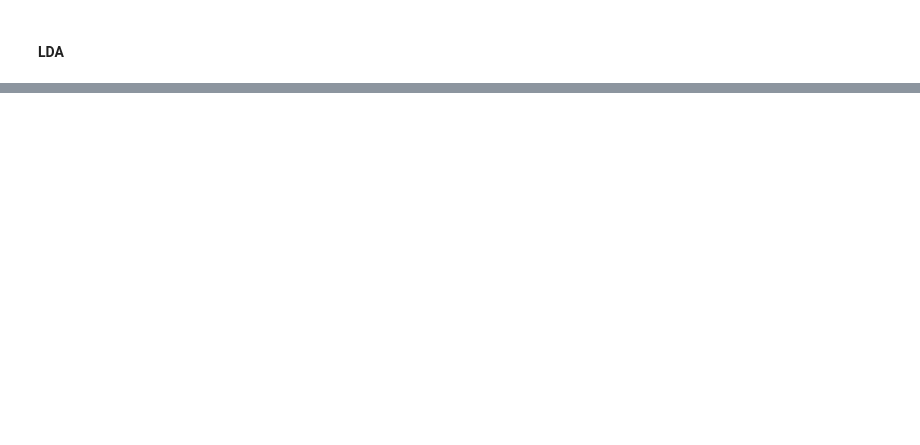
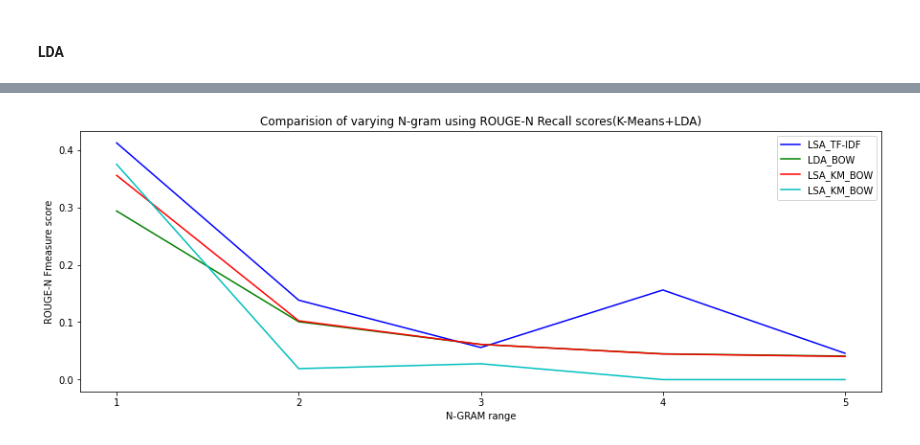
Before and after one commit to splAcharya/Extractive_Text_Summarization, a Jupyter notebook: ExTs.ipynb, the cells around one changed output, grey strips where cells are left out. Saved outputs shown, nothing was run; the diff lists cells and outputs as text; code cells hidden in the pictures; blank space fills up the shorter version.

```diff
--- a/ExTs.ipynb
+++ b/ExTs.ipynb
@@ -1841,0 +1851,11 @@ plt.show()
+# %%
+fm_comparision_df = pd.DataFrame()
+
+fm_comparision_df["LSA_TF-IDF_Fmeasure"] = [tfidf_lsa_1gram_rouge.fmeasure, tfidf_lsa_2gram_rouge.fmeasure, tfidf_lsa_3gram_rouge.fmeasure, tfidf_lsa_4gram_rouge.fmeasure, tfidf_lsa_5gram_rouge.fmeasure]
+fm_comparision_df["LDA_BOW_Fmeasure"] = [bow_lda_1gram_rouge.fmeasure, bow_lda_2gram_rouge.fmeasure, bow_lda_3gram_rouge.fmeasure, bow_lda_4gram_rouge.fmeasure, bow_lda_5gram_rouge.fmeasure]
+
+fm_comparision_df["LSA_KM_BOW_Fmeasure"] = [bow_lsa_kmeans_1gram_rouge.fmeasure, bow_lsa_kmeans_2gram_rouge.fmeasure, bow_lsa_kmeans_3gram_rouge.fmeasure, bow_lsa_kmeans_4gram_rouge.fmeasure, bow_lsa_kmeans_5gram_rouge.fmeasure]
+
+fm_comparision_df["LDA_KM_BOW_Fmeasure"] = [bow_lda_kmeans_1gram_rouge.fmeasure, bow_lda_kmeans_2gram_rouge.fmeasure, bow_lda_kmeans_3gram_rouge.fmeasure, bow_lda_kmeans_4gram_rouge.fmeasure, bow_lda_kmeans_5gram_rouge.fmeasure]
+
+fm_comparision_df
@@ -1841,0 +1869,19 @@ plt.show()
+# %%
+fig, ax = plt.subplots(1,1,figsize=(15,5))
+
+n_gram_range = [i for i in range(1,6)]
+
+ax.plot(n_gram_range,fm_comparision_df["LSA_TF-IDF_Fmeasure"],'b-', label="LSA_TF-IDF")
+ax.plot(n_gram_range,fm_comparision_df["LDA_BOW_Fmeasure"],'g-', label="LDA_BOW")
+ax.plot(n_gram_range,fm_comparision_df["LSA_KM_BOW_Fmeasure"],'r-', label="LSA_KM_BOW")
+ax.plot(n_gram_range,fm_comparision_df["LDA_KM_BOW_Fmeasure"],'c-', label="LSA_KM_BOW")
+
+ax.title.set_text("Comparision of varying N-gram using ROUGE-N Recall scores(K-Means+LDA)")
+ax.set_xlabel("N-GRAM range")
+ax.set_xticks(n_gram_range)
+ax.set_ylabel("ROUGE-N Fmeasure score")
+ax.legend(loc="best")
+
+plt.show()
+# %% [output]
+[figure, added]
```
Also changed, not shown: parts of 114 cells of this notebook.
